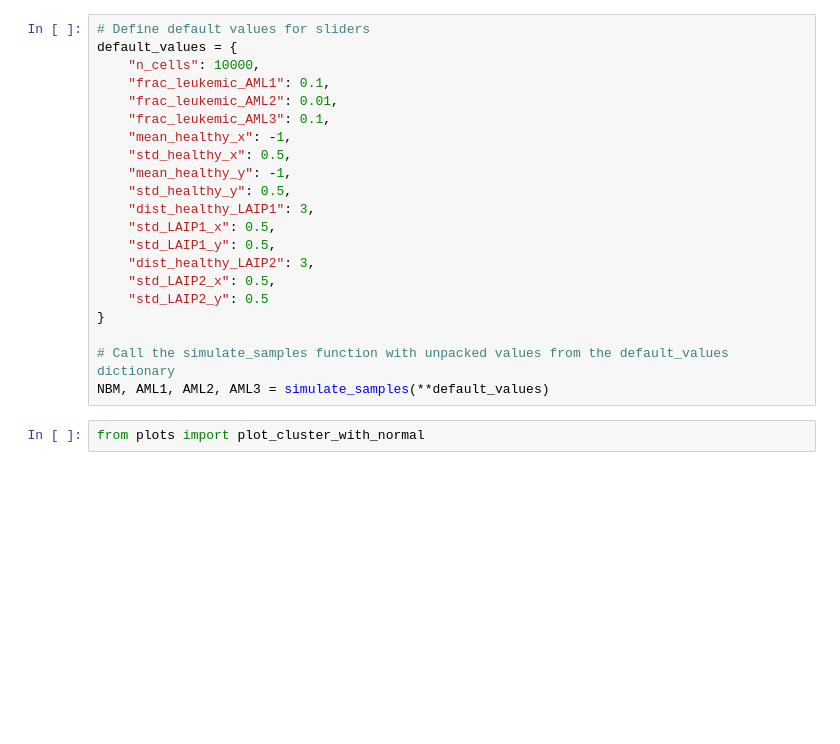
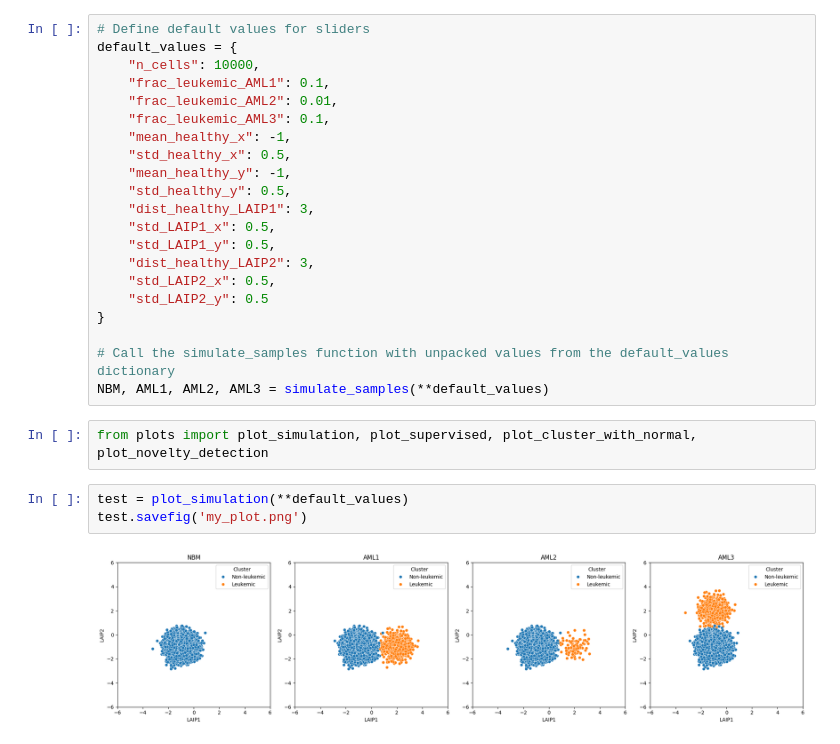
Before and after one commit to AUMC-HEMA/cMRD-review, a Jupyter notebook: Paper.ipynb, the cells around one changed output. Saved outputs shown, nothing was run; the diff lists cells and outputs as text; blank space fills up the shorter version.

Commit message:
Update overview of all plots

```diff
--- a/Paper.ipynb
+++ b/Paper.ipynb
@@ -36,4 +39,9 @@ default_values = {
 # Call the simulate_samples function with unpacked values from the default_values dictionary
 NBM, AML1, AML2, AML3 = simulate_samples(**default_values)
 # %%
-from plots import plot_cluster_with_normal
+from plots import plot_simulation, plot_supervised, plot_cluster_with_normal, plot_novelty_detection
+# %%
+test = plot_simulation(**default_values)
+test.savefig('my_plot.png')
+# %% [output]
+[figure, added]
```
Also changed, not shown: parts of 4 cells of this notebook.
